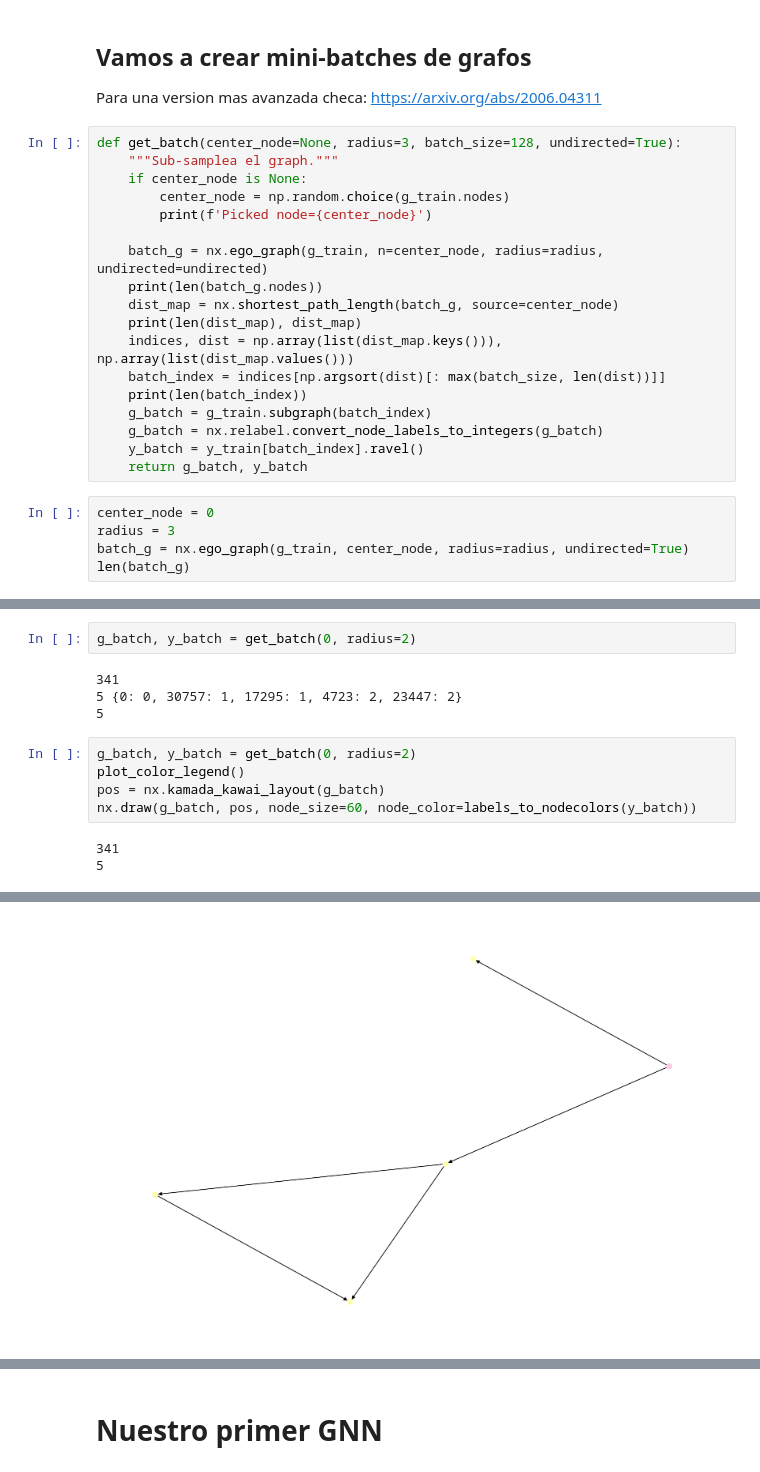
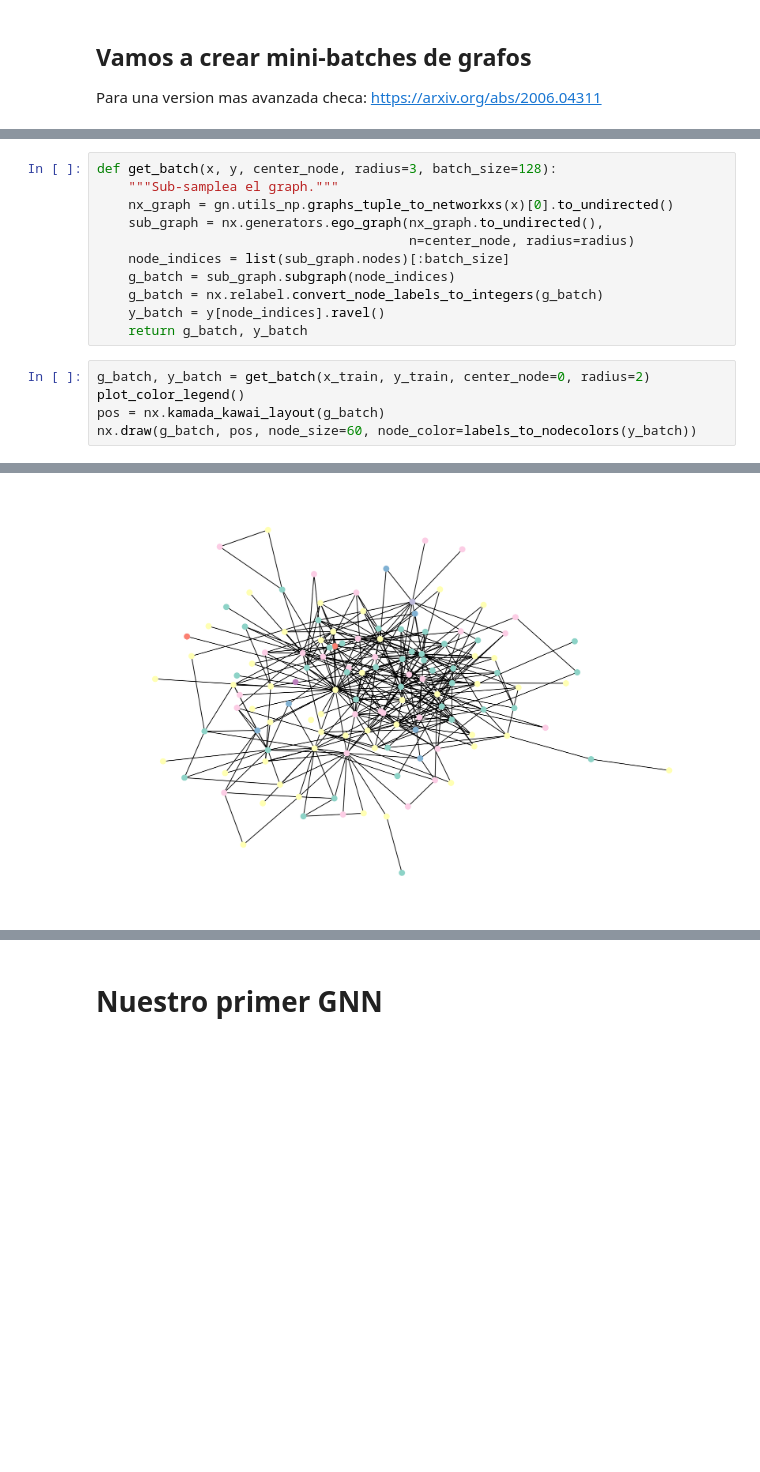
Before and after one commit to beangoben/gnn_workshop_riiaa, a Jupyter notebook: GNN con Nodos (Arxiv MAG).ipynb, the cells around one changed output, grey strips where cells are left out. Cells and saved outputs as stored; diff of their text form; blank space fills up the shorter version.

```diff
--- a/GNN con Nodos (Arxiv MAG).ipynb
+++ b/GNN con Nodos (Arxiv MAG).ipynb
@@ -310,26 +378,3 @@ alt.Chart(vis_df).mark_circle(size=10).encode(
 ## Vamos a crear mini-batches de grafos
 
 Para una version mas avanzada checa: https://arxiv.org/abs/2006.04311
-# %%
-def get_batch(center_node=None, radius=3, batch_size=128, undirected=True):
-    """Sub-samplea el graph."""
-    if center_node is None:
-        center_node = np.random.choice(g_train.nodes)
-        print(f'Picked node={center_node}')
-
-    batch_g = nx.ego_graph(g_train, n=center_node, radius=radius, undirected=undirected)
-    print(len(batch_g.nodes))
-    dist_map = nx.shortest_path_length(batch_g, source=center_node)
-    print(len(dist_map), dist_map)
-    indices, dist = np.array(list(dist_map.keys())), np.array(list(dist_map.values()))
-    batch_index = indices[np.argsort(dist)[: max(batch_size, len(dist))]]
-    print(len(batch_index))
-    g_batch = g_train.subgraph(batch_index)
-    g_batch = nx.relabel.convert_node_labels_to_integers(g_batch)
-    y_batch = y_train[batch_index].ravel()
-    return g_batch, y_batch
-# %%
-center_node = 0
-radius = 3
-batch_g = nx.ego_graph(g_train, center_node, radius=radius, undirected=True)
-len(batch_g)
@@ -338,16 +381,19 @@ len(batch_g)
-# %%
-g_batch, y_batch = get_batch(0, radius=2)
-# %% [output]
-341
-5 {0: 0, 30757: 1, 17295: 1, 4723: 2, 23447: 2}
-5
+# %%
+def get_batch(x, y, center_node, radius=3, batch_size=128):
+    """Sub-samplea el graph."""
+    nx_graph = gn.utils_np.graphs_tuple_to_networkxs(x)[0].to_undirected()
+    sub_graph = nx.generators.ego_graph(nx_graph.to_undirected(),
+                                        n=center_node, radius=radius)
+    node_indices = list(sub_graph.nodes)[:batch_size]
+    g_batch = sub_graph.subgraph(node_indices)
+    g_batch = nx.relabel.convert_node_labels_to_integers(g_batch)
+    y_batch = y[node_indices].ravel()
+    return g_batch, y_batch
 # %%
-g_batch, y_batch = get_batch(0, radius=2)
+g_batch, y_batch = get_batch(x_train, y_train, center_node=0, radius=2)
 plot_color_legend()
 pos = nx.kamada_kawai_layout(g_batch)
 nx.draw(g_batch, pos, node_size=60, node_color=labels_to_nodecolors(y_batch))
 # %% [output]
-341
-5
 [figure]
-[figure, old version]
+[figure, new version]
```
Also changed, not shown: parts of 12 cells of this notebook.
